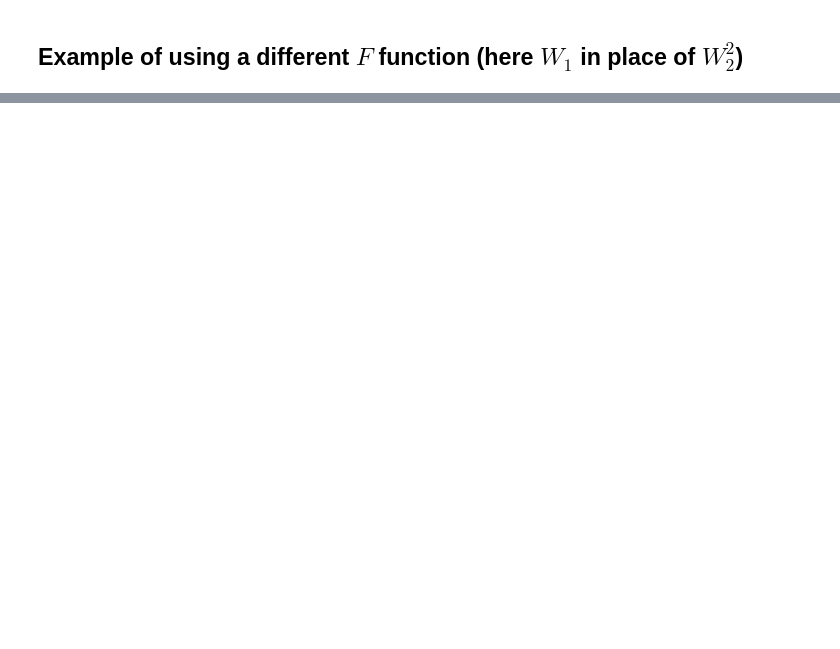
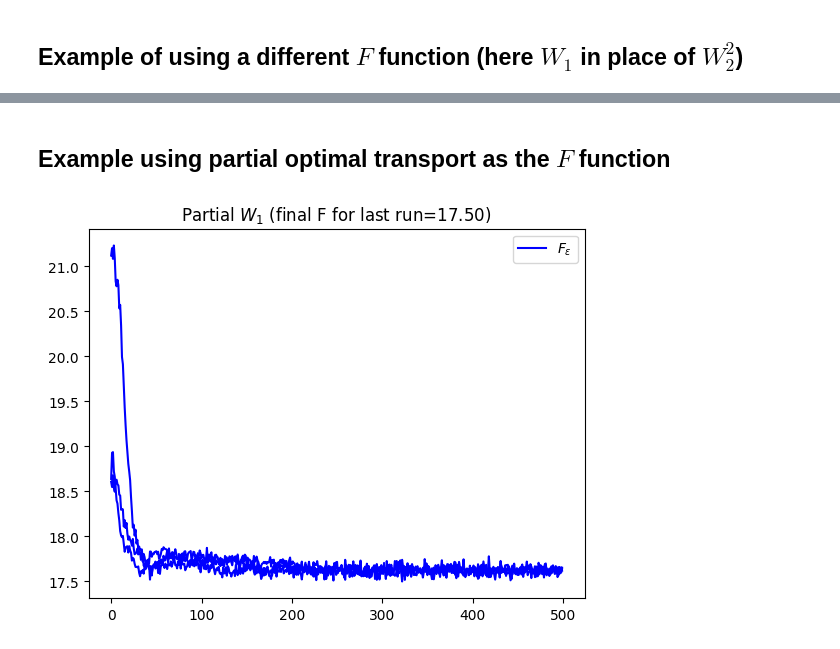
Before and after one commit to rtavenar/dgswp, a Jupyter notebook: grad_desc_torch.ipynb, the cells around one changed output, grey strips where cells are left out. Cells and saved outputs as stored; diff of their text form; code cells hidden in the pictures; blank space fills up the shorter version.

```diff
--- a/grad_desc_torch.ipynb
+++ b/grad_desc_torch.ipynb
@@ -141,0 +142,45 @@ plt.title(f"$W_1$ (final F for last run={float(custom_F(x, y, theta)):.2f})");
+# %% [markdown]
+## Example using partial optimal transport as the $F$ function
+# %%
+from partial import partial_ot_1d
+
+def F_partial(x, y, theta, max_iter_partial):
+    theta_np = theta.detach().numpy()
+    x_np = x.detach().numpy()
+    y_np = y.detach().numpy()
+    proj_x = theta_np @ x_np.T
+    proj_y = theta_np @ y_np.T
+    ind_x, ind_y, _ = partial_ot_1d(proj_x, proj_y, max_iter=max_iter_partial, p=1)
+
+    sorted_ind_x = np.argsort(proj_x[ind_x])
+    sorted_ind_y = np.argsort(proj_y[ind_y])
+    subset_x = x_np[ind_x][sorted_ind_x]
+    subset_y = y_np[ind_y][sorted_ind_y]
+    cost = np.sum(np.abs(subset_x - subset_y))
+    return cost / ind_x.shape[0]
+
+torch.manual_seed(common_seed)
+np.random.seed(common_seed)
+
+custom_F = lambda x, y, theta: F_partial(x, y, theta, max_iter_partial=n // 2)
+
+losses = {}
+for id_rep in range(n_reps):
+    losses[id_rep] = []
+    theta = torch.randn(d, requires_grad=True)
+    optimizer = SGD([theta], lr=0.001, momentum=0.)
+    for i in range(n_iter):
+        with torch.no_grad():
+            theta /= torch.norm(theta)
+        loss = F_eps(theta, x, y,
+                     fun=custom_F, n_samples=n_samples, epsilon=epsilon)
+        loss.backward()
+        losses[id_rep].append(loss.item())
+        optimizer.step()
+
+for l in losses.values():
+    plt.plot(l, color='b')
+plt.legend(["$F_{\\varepsilon}$"])
+plt.title(f"Partial $W_1$ (final F for last run={float(custom_F(x, y, theta)):.2f})");
+# %% [output]
+[figure, added]
```
Also changed, not shown: parts of 10 cells of this notebook, 3 other files.
